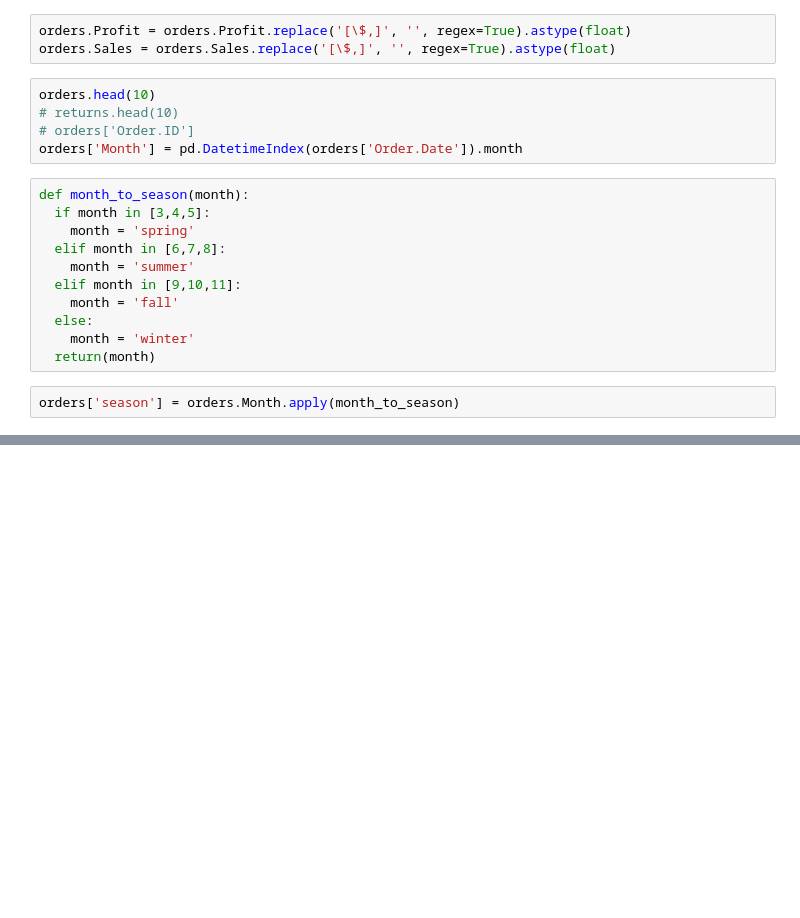
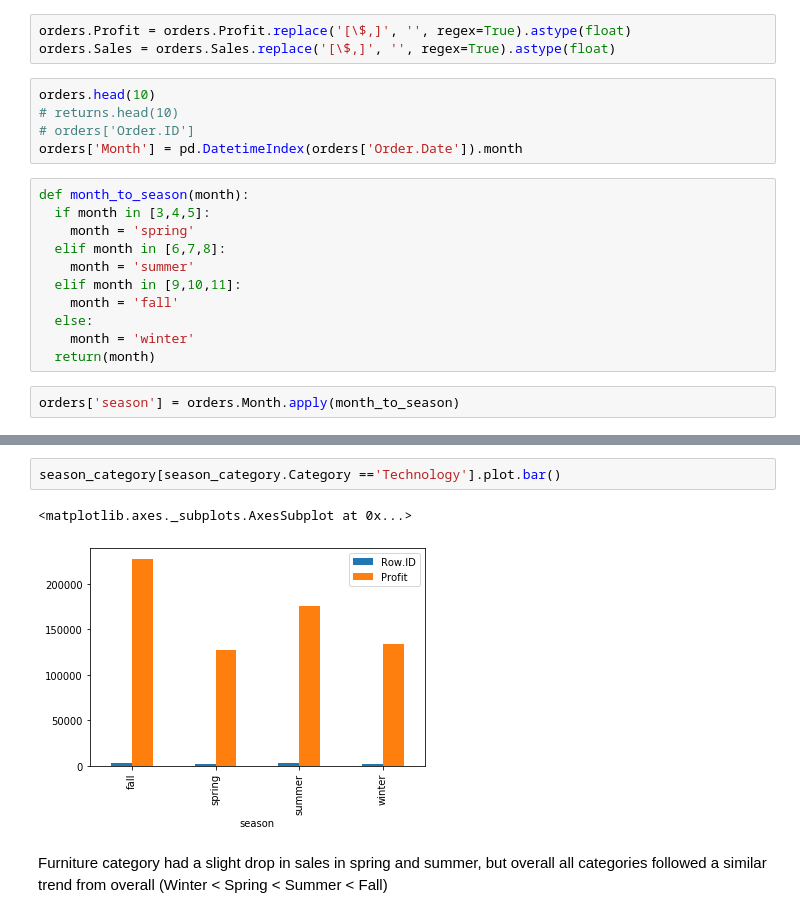
Before and after one commit to pathakg24/ml-learning-lab, a Jupyter notebook: lab_code.ipynb, the cells around one changed output, grey strips where cells are left out. Saved outputs shown, nothing was run; the diff lists cells and outputs as text; blank space fills up the shorter version.

```diff
--- a/lab_code.ipynb
+++ b/lab_code.ipynb
@@ -46,0 +73,7 @@ orders.groupby('season','').agg({'Row.ID':'count', 'Profit':'sum'}).plot()
+# %%
+season_category[season_category.Category =='Technology'].plot.bar()
+# %% [output]
+<matplotlib.axes._subplots.AxesSubplot at 0x...>
+[figure, added]
+# %% [markdown]
+Furniture category had a slight drop in sales in spring and summer, but overall all categories followed a similar trend from overall (Winter < Spring < Summer < Fall)
```
Also changed, not shown: parts of 5 cells of this notebook.
